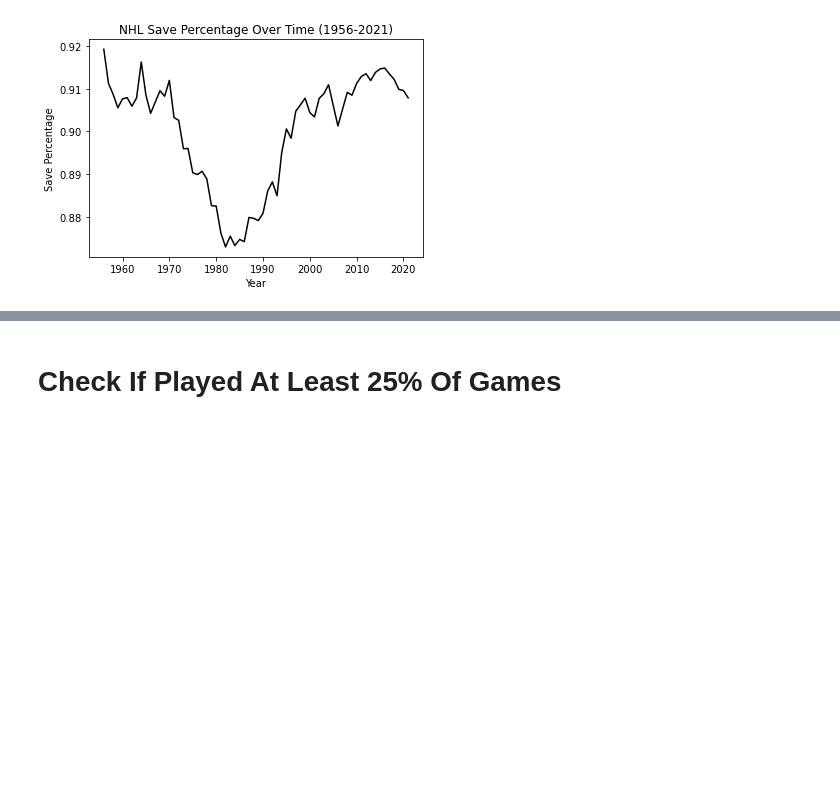
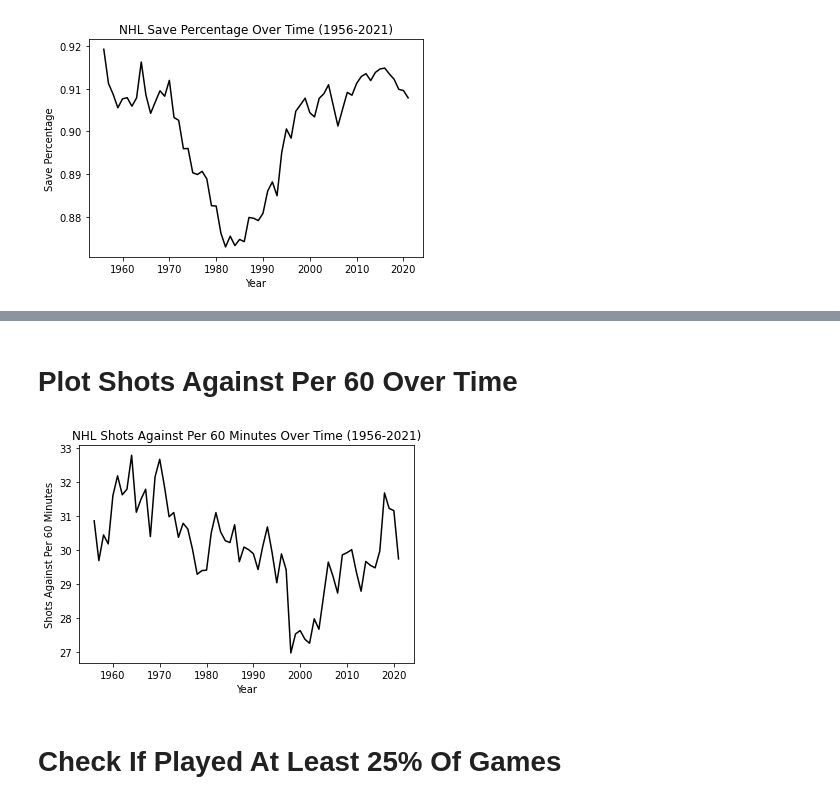
Before and after one commit to rromaniuk31/White-Ice-Analytics, a Jupyter notebook: WIA-Notebook.ipynb, the cells around one changed output, grey strips where cells are left out. Cells and saved outputs as stored; diff of their text form; code cells hidden in the pictures; blank space fills up the shorter version.

```diff
--- a/WIA-Notebook.ipynb
+++ b/WIA-Notebook.ipynb
@@ -1521,0 +1524,16 @@ plt.show()
+# %%
+SAP60 = [0]*(2021-1956)
+shots_df_list = df_list[38:]
+for df in shots_df_list:
+    df['SA'] = pd.to_numeric(df['SA'])
+
+for i in range(0, len(shots_df_list)):
+    SAP60[i] = shots_df_list[i]['SA'].sum()/shots_df_list[i]['Actual GP'].sum()
+# %%
+SAP60_df = pd.DataFrame(data = SAP60, columns = ['SAP60'])
+SAP60_df['Year'] = ''
+for i in range(1956, 2005):
+    SAP60_df['Year'][i-1956] = i
+
+for i in range(2006, 2022):
+    SAP60_df['Year'][i-1957] = i
@@ -1522,3 +1549,13 @@ plt.show()
+# %% [markdown]
+# Plot Shots Against Per 60 Over Time
+# %%
+plt.plot(SAP60_df['Year'], SAP60_df['SAP60'], c = 'black')
+plt.ylabel('Shots Against Per 60 Minutes')
+plt.xlabel('Year')
+plt.title('NHL Shots Against Per 60 Minutes Over Time (1956-2021)')
+plt.show()
+# %% [output]
+[figure, added]
 # %% [markdown]
 # Check If Played At Least 25% Of Games
 # %%
```
Also changed, not shown: parts of 5 cells of this notebook, 3 other files.
